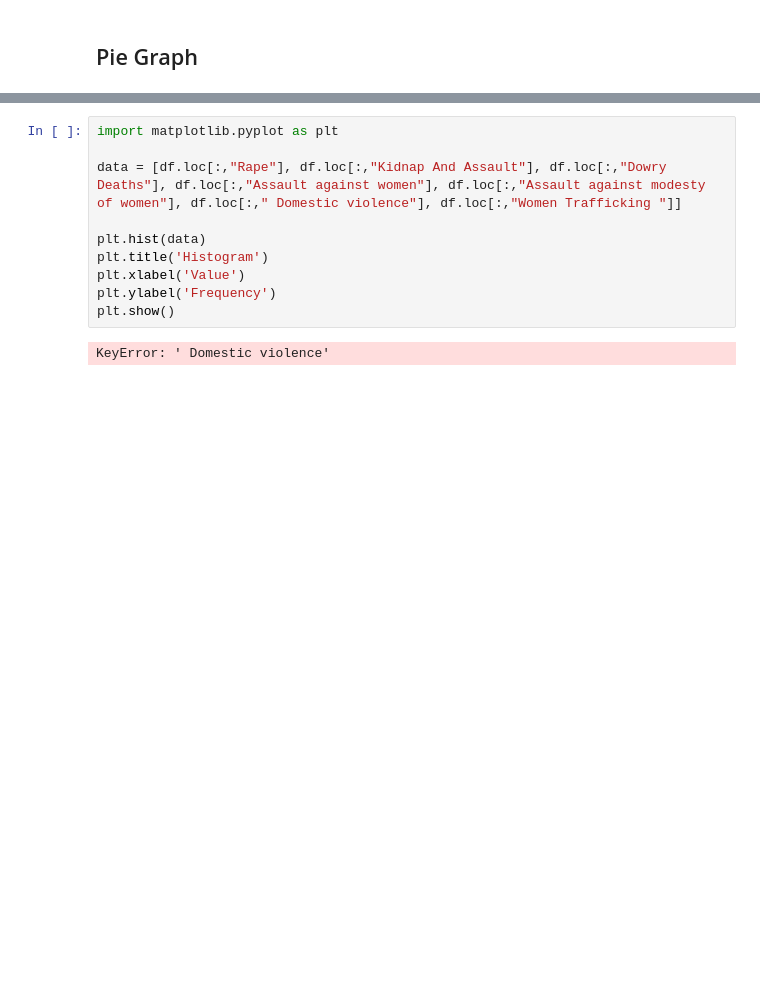
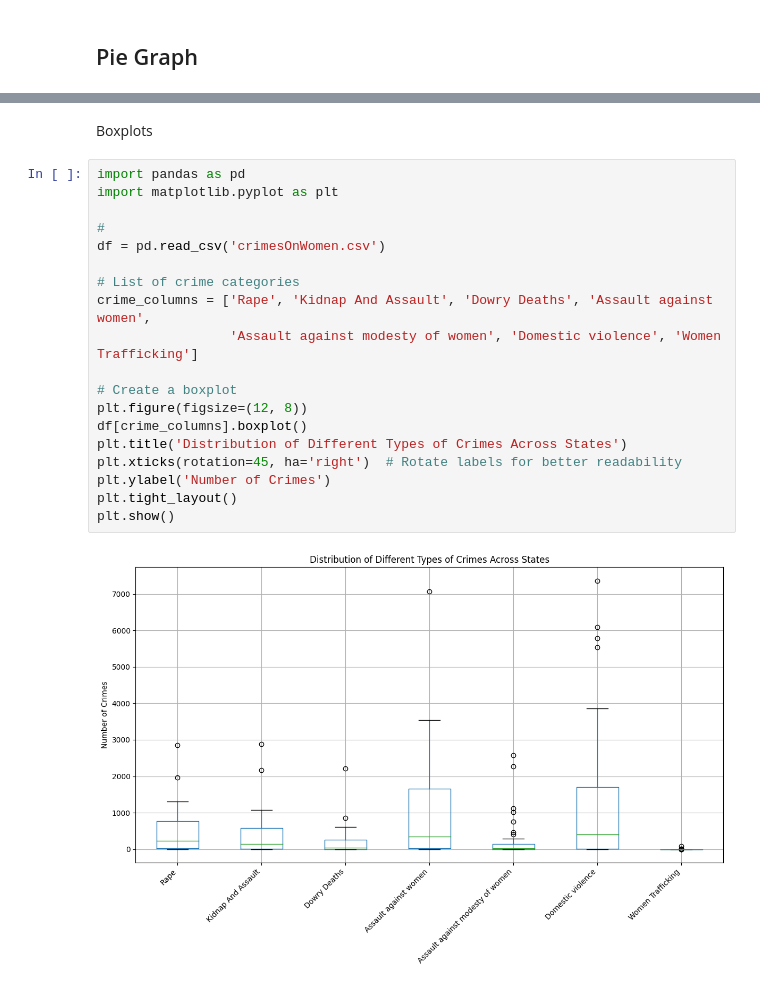
Before and after one commit to Reuel-Christian-Pornobe/VDA-CPE031-CPE21S4, a Jupyter notebook: Laboratory_Introduction_to_Matplot.ipynb, the cells around one changed output, grey strips where cells are left out. Saved outputs shown, nothing was run; the diff lists cells and outputs as text; blank space fills up the shorter version.

```diff
--- a/Laboratory_Introduction_to_Matplot.ipynb
+++ b/Laboratory_Introduction_to_Matplot.ipynb
@@ -176,12 +150,23 @@ TypeError: 'value' must be an instance of str or bytes, not a ellipsis
+# %% [markdown]
+Boxplots
 # %%
+import pandas as pd
 import matplotlib.pyplot as plt
 
-data = [df.loc[:,"Rape"], df.loc[:,"Kidnap And Assault"], df.loc[:,"Dowry Deaths"], df.loc[:,"Assault against women"], df.loc[:,"Assault against modesty of women"], df.loc[:," Domestic violence"], df.loc[:,"Women Trafficking "]]
+#
+df = pd.read_csv('crimesOnWomen.csv')
 
-plt.hist(data)
-plt.title('Histogram')
-plt.xlabel('Value')
-plt.ylabel('Frequency')
+# List of crime categories
+crime_columns = ['Rape', 'Kidnap And Assault', 'Dowry Deaths', 'Assault against women',
+                 'Assault against modesty of women', 'Domestic violence', 'Women Trafficking']
+
+# Create a boxplot
+plt.figure(figsize=(12, 8))
+df[crime_columns].boxplot()
+plt.title('Distribution of Different Types of Crimes Across States')
+plt.xticks(rotation=45, ha='right')  # Rotate labels for better readability
+plt.ylabel('Number of Crimes')
+plt.tight_layout()
 plt.show()
 # %% [output]
-KeyError: ' Domestic violence'
+[figure, added]
```
Also changed, not shown: parts of 4 cells of this notebook.
